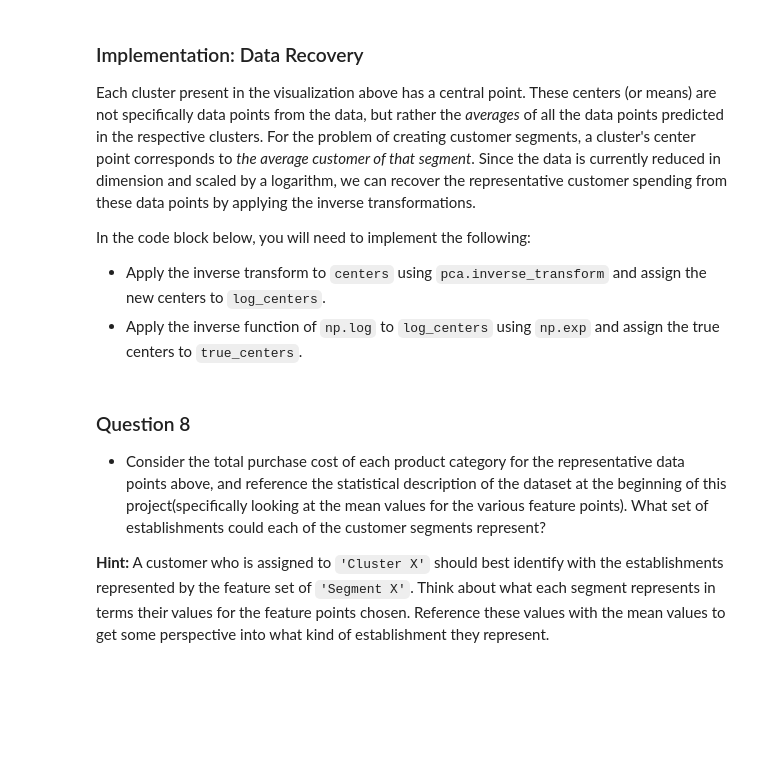
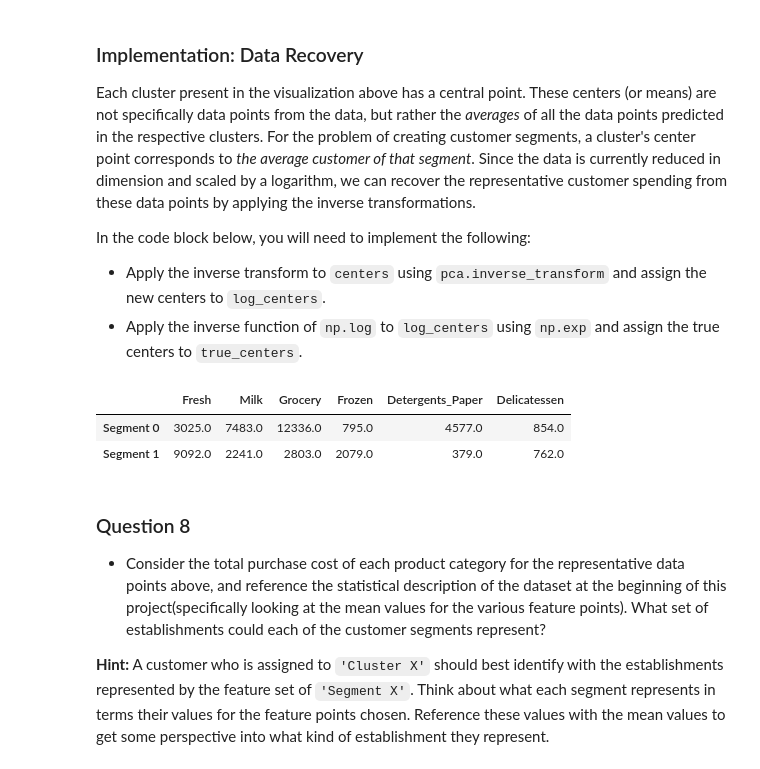
Before and after one commit to piyush2896/CustomerSegments, a Jupyter notebook: customer_segments.ipynb, the cells around one changed output. Cells and saved outputs as stored; diff of their text form; code cells hidden in the pictures; blank space fills up the shorter version.

```diff
--- a/customer_segments.ipynb
+++ b/customer_segments.ipynb
@@ -486,16 +498,19 @@ In the code block below, you will need to implement the following:
    - Assign the silhouette score to `score` and print the result.
 # %%
 # TODO: Apply your clustering algorithm of choice to the reduced data
-clusterer = None
+from sklearn.mixture import GaussianMixture
+clusterer = GaussianMixture(n_components=2).fit(reduced_data)
 
 # TODO: Predict the cluster for each data point
-preds = None
+preds = clusterer.predict(reduced_data)
 
 # TODO: Find the cluster centers
-centers = None
+centers = clusterer.means_
 
 # TODO: Predict the cluster for each transformed sample data point
-sample_preds = None
+sample_preds = clusterer.predict(pca_samples)
 
 # TODO: Calculate the mean silhouette coefficient for the number of clusters chosen
-score = None
+from sklearn.metrics import silhouette_score
+score = silhouette_score(reduced_data, preds)
+print('{:.3}'.format(score))
@@ -521,16 +553,20 @@ In the code block below, you will need to implement the following:
  - Apply the inverse function of `np.log` to `log_centers` using `np.exp` and assign the true centers to `true_centers`.
 # %%
 # TODO: Inverse transform the centers
-log_centers = None
+log_centers = pca.inverse_transform(centers)
 
 # TODO: Exponentiate the centers
-true_centers = None
+true_centers = np.exp(log_centers)
 
 # Display the true centers
 segments = ['Segment {}'.format(i) for i in range(0,len(centers))]
 true_centers = pd.DataFrame(np.round(true_centers), columns = data.keys())
 true_centers.index = segments
 display(true_centers)
+# %% [output]
+|  | Fresh | Milk | Grocery | Frozen | Detergents_Paper | Delicatessen |
+| Segment 0 | 3025.0 | 7483.0 | 12336.0 | 795.0 | 4577.0 | 854.0 |
+| Segment 1 | 9092.0 | 2241.0 | 2803.0 | 2079.0 | 379.0 | 762.0 |
 # %% [markdown]
 ### Question 8
 
```
Also changed, not shown: parts of 14 cells of this notebook.
